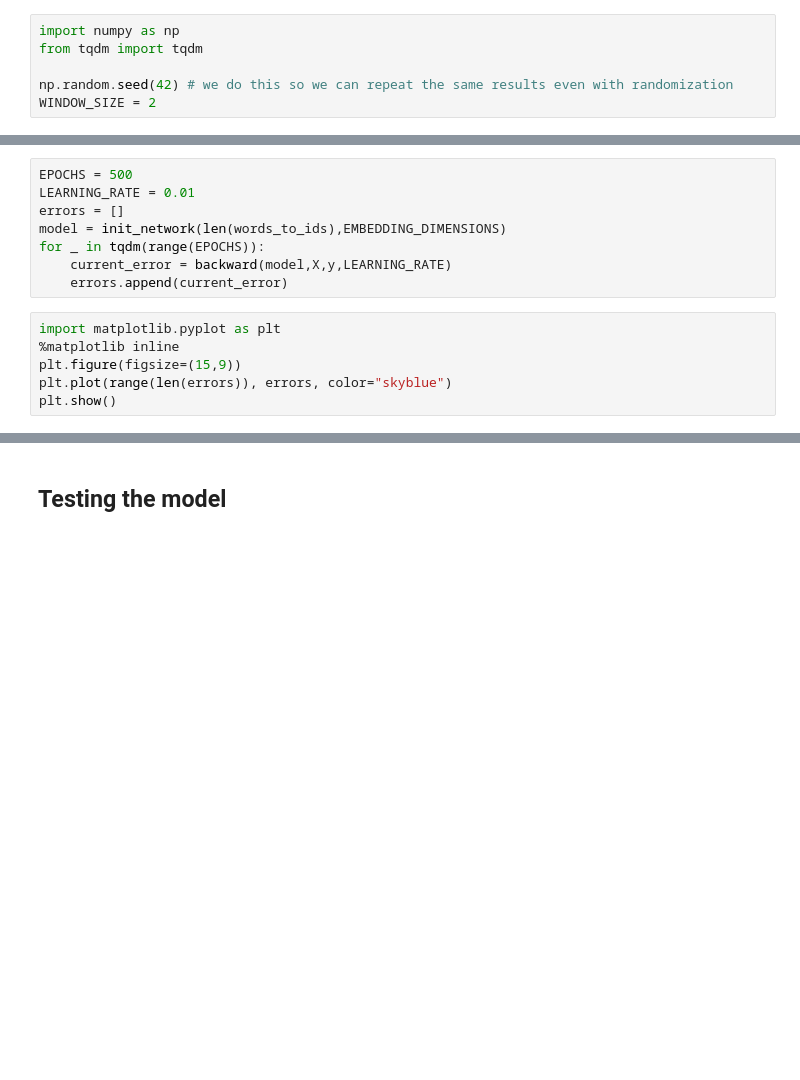
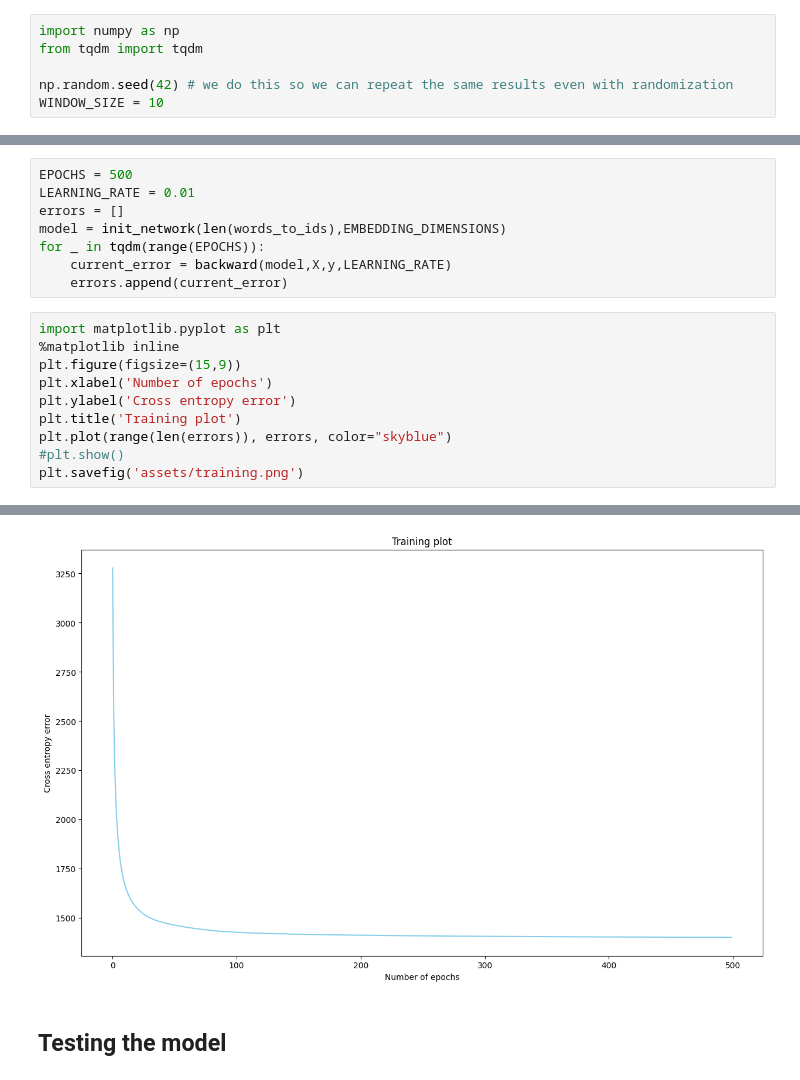
Before and after one commit to AmadejTratnik/word2vec, a Jupyter notebook: word2vec.ipynb, the cells around one changed output, grey strips where cells are left out. Drawn from its saved outputs; the diff is of its cells as text; blank space fills up the shorter version.

Commit message:
Added visualizations in README

```diff
--- a/word2vec.ipynb
+++ b/word2vec.ipynb
@@ -57,7 +56,7 @@ import numpy as np
 from tqdm import tqdm
 
 np.random.seed(42) # we do this so we can repeat the same results even with randomization
-WINDOW_SIZE = 2
+WINDOW_SIZE = 10
 # %%
 def generate_training_data(tokens:list, word_to_id_dict:dict, window_size:int) -> tuple:
     '''
@@ -159,6 +159,10 @@ for _ in tqdm(range(EPOCHS)):
 import matplotlib.pyplot as plt
 %matplotlib inline
 plt.figure(figsize=(15,9))
+plt.xlabel('Number of epochs')
+plt.ylabel('Cross entropy error')
+plt.title('Training plot')
 plt.plot(range(len(errors)), errors, color="skyblue")
-plt.show()
+#plt.show()
+plt.savefig('assets/training.png')
 # %% [output]
@@ -166,3 +169,4 @@ plt.show()
+[figure, added]
 # %% [markdown]
 ## Testing the model
 # %%
```
Also changed, not shown: parts of 7 cells of this notebook, 3 other files.
